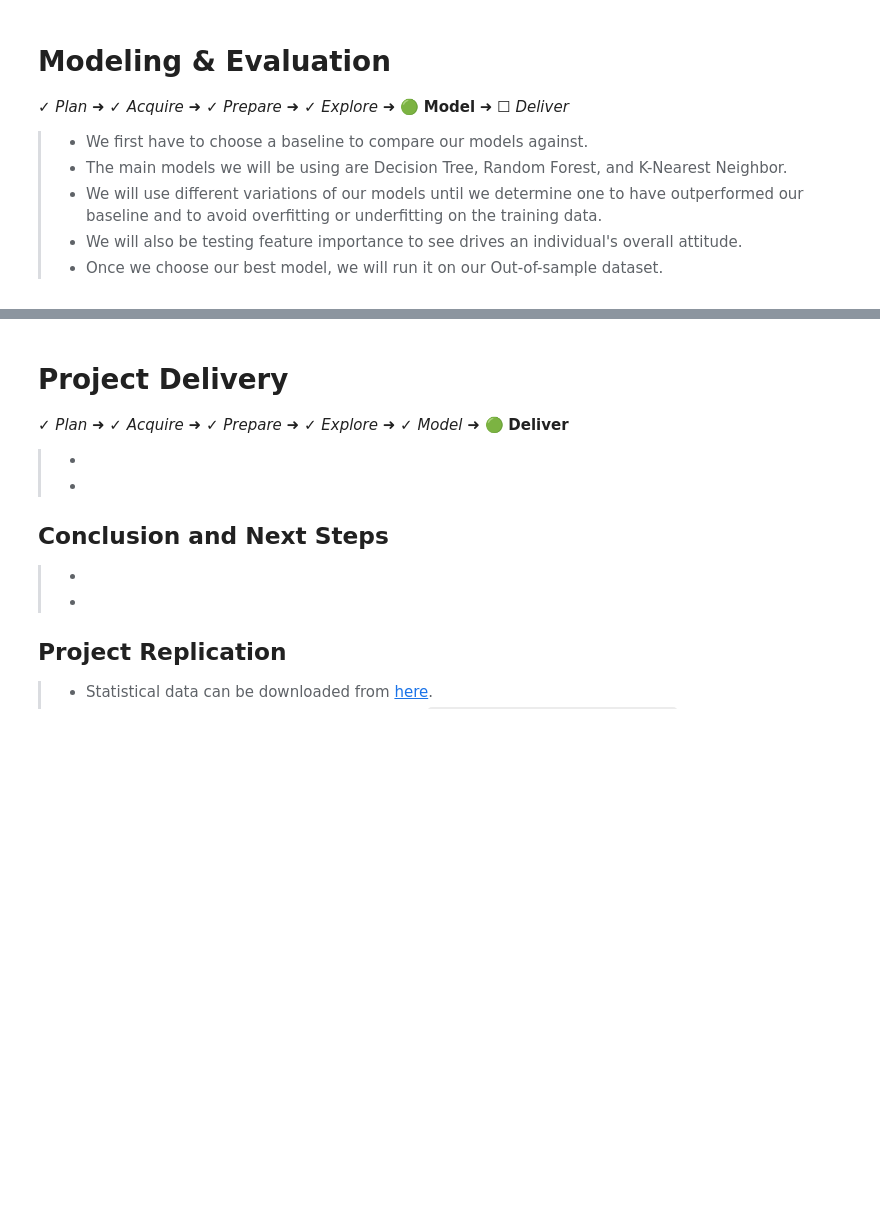
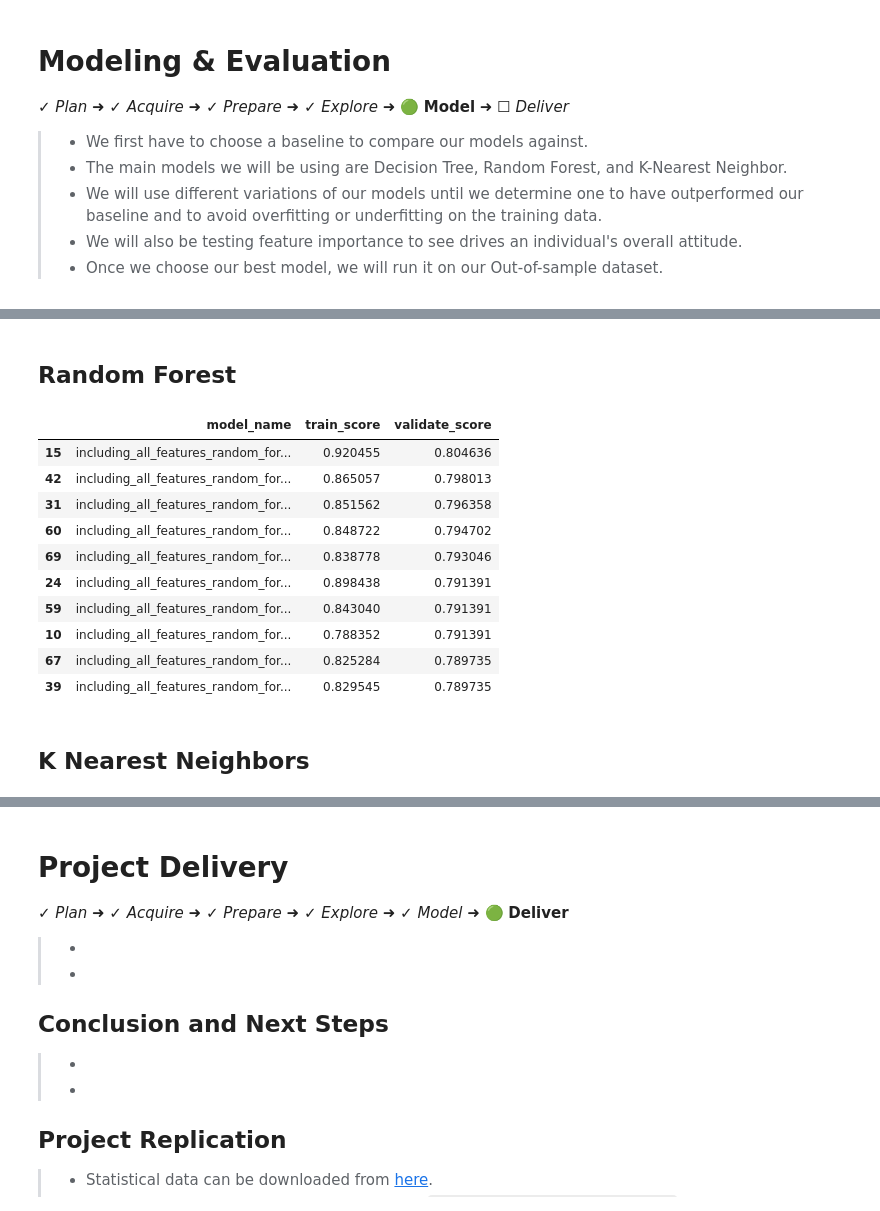
Before and after one commit to american-perspectives-capstone/american-attitudes, a Jupyter notebook: final_notebook.ipynb, the cells around one changed output, grey strips where cells are left out. Drawn from its saved outputs; the diff is of its cells as text; code cells hidden in the pictures; blank space fills up the shorter version.

```diff
--- a/final_notebook.ipynb
+++ b/final_notebook.ipynb
@@ -742,0 +795,9 @@ train.shape, validate.shape, test.shape
+# %%
+# Thise function takes in the max_depth value of our tree
+# returns tree parameters and a corresponding name
+tree_list, tree_model_name_list = m.decision_tree_models(10)
+# %%
+# Run models based off specified parameters
+# Append results to score_df
+for model, name in zip(tree_list, tree_model_name_list):
+    score_df = m.test_a_model(o.X_train_dummies, o.y_train_dummies, o.X_validate_dummies, o.y_validate_dummies, model, name, score_df)
@@ -742,0 +815,28 @@ train.shape, validate.shape, test.shape
+# %% [markdown]
+<a name='random_forest'></a>
+## Random Forest
+# %%
+# This function takes in the max_depth value of our tree
+# returns tree parameters and a corresponding name
+forest_list, forest_name_list = m.random_forest_models(10, 10, 'including_all')
+# %%
+#Append results to score_df
+for model, name in zip(forest_list, forest_name_list):
+    score_df = m.test_a_model(o.X_train_dummies, o.y_train_dummies, o.X_validate_dummies, o.y_validate_dummies, model, name, score_df)
+# %%
+score_df.sort_values(by = 'validate_score', ascending = False).head(10)
+# %% [output]
+|  | model_name | train_score | validate_score |
+| 15 | including_all_features_random_for... | 0.920455 | 0.804636 |
+| 42 | including_all_features_random_for... | 0.865057 | 0.798013 |
+| 31 | including_all_features_random_for... | 0.851562 | 0.796358 |
+| 60 | including_all_features_random_for... | 0.848722 | 0.794702 |
+| 69 | including_all_features_random_for... | 0.838778 | 0.793046 |
+| 24 | including_all_features_random_for... | 0.898438 | 0.791391 |
+| 59 | including_all_features_random_for... | 0.843040 | 0.791391 |
+| 10 | including_all_features_random_for... | 0.788352 | 0.791391 |
+| 67 | including_all_features_random_for... | 0.825284 | 0.789735 |
+| 39 | including_all_features_random_for... | 0.829545 | 0.789735 |
+# %% [markdown]
+<a name='knn'></a>
+## K Nearest Neighbors
```
Also changed, not shown: parts of 46 cells of this notebook.
